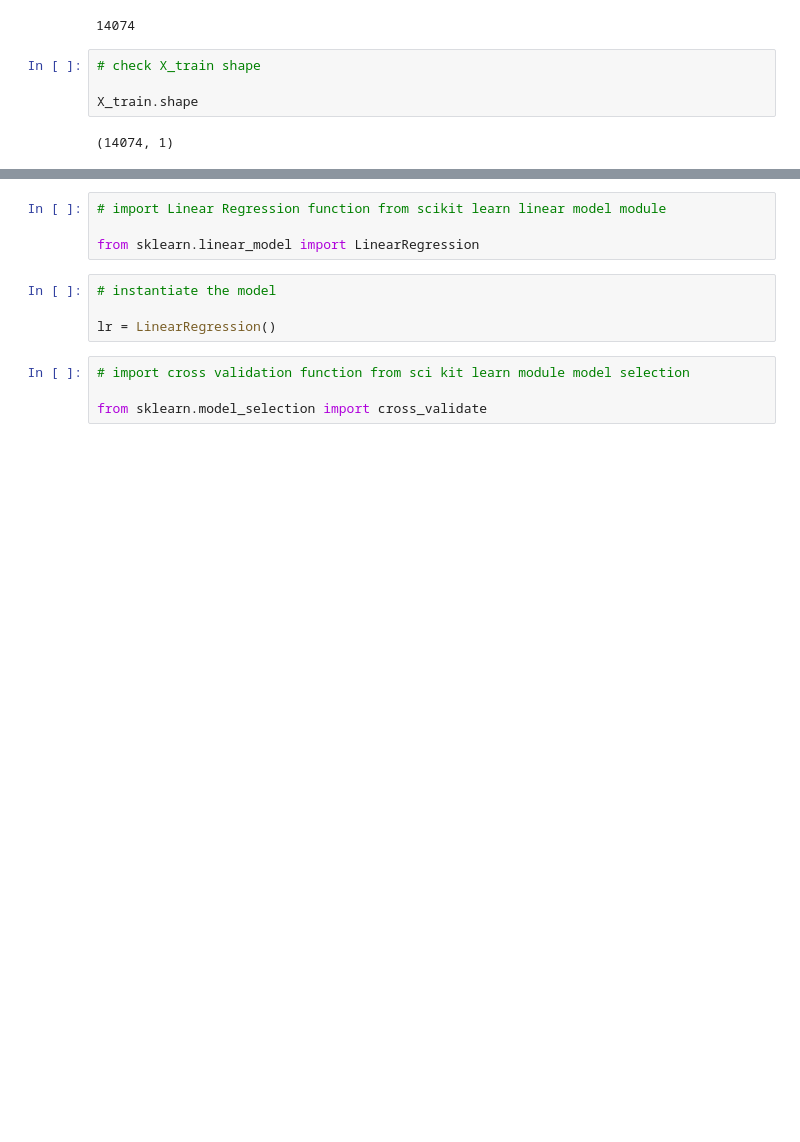
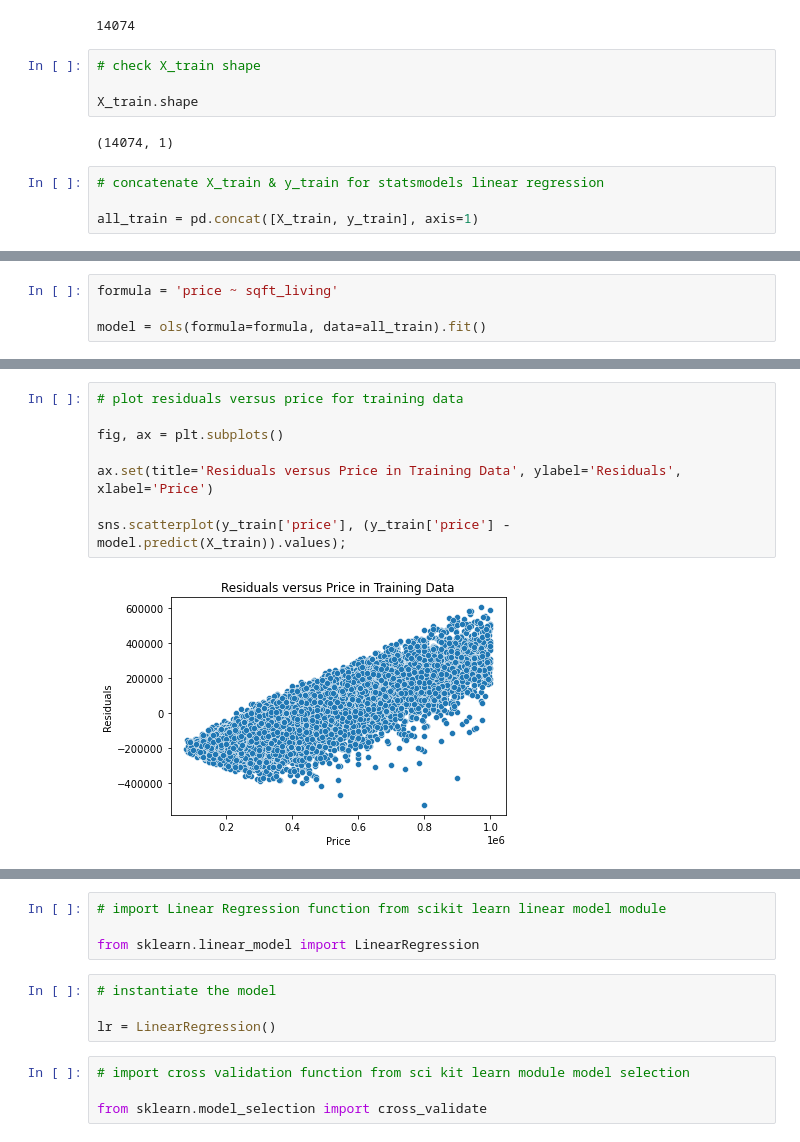
Before and after one commit to ran0027/dsc-phase2-project, a Jupyter notebook: new_baseline_model.ipynb, the cells around one changed output, grey strips where cells are left out. Cells and saved outputs as stored; diff of their text form; blank space fills up the shorter version.

Commit message:
Use statsmodels instead of sci kit learn

```diff
--- a/new_baseline_model.ipynb
+++ b/new_baseline_model.ipynb
@@ -113,3 +125,7 @@ len(X_train)
 X_train.shape
 # %% [output]
 (14074, 1)
+# %%
+# concatenate X_train & y_train for statsmodels linear regression
+
+all_train = pd.concat([X_train, y_train], axis=1)
@@ -115,0 +134,4 @@ X_train.shape
+# %%
+formula = 'price ~ sqft_living'
+
+model = ols(formula=formula, data=all_train).fit()
@@ -115,0 +162,10 @@ X_train.shape
+# %%
+# plot residuals versus price for training data
+
+fig, ax = plt.subplots()
+
+ax.set(title='Residuals versus Price in Training Data', ylabel='Residuals', xlabel='Price')
+
+sns.scatterplot(y_train['price'], (y_train['price'] - model.predict(X_train)).values);
+# %% [output]
+[figure, added]
```
Also changed, not shown: parts of 15 cells of this notebook.
